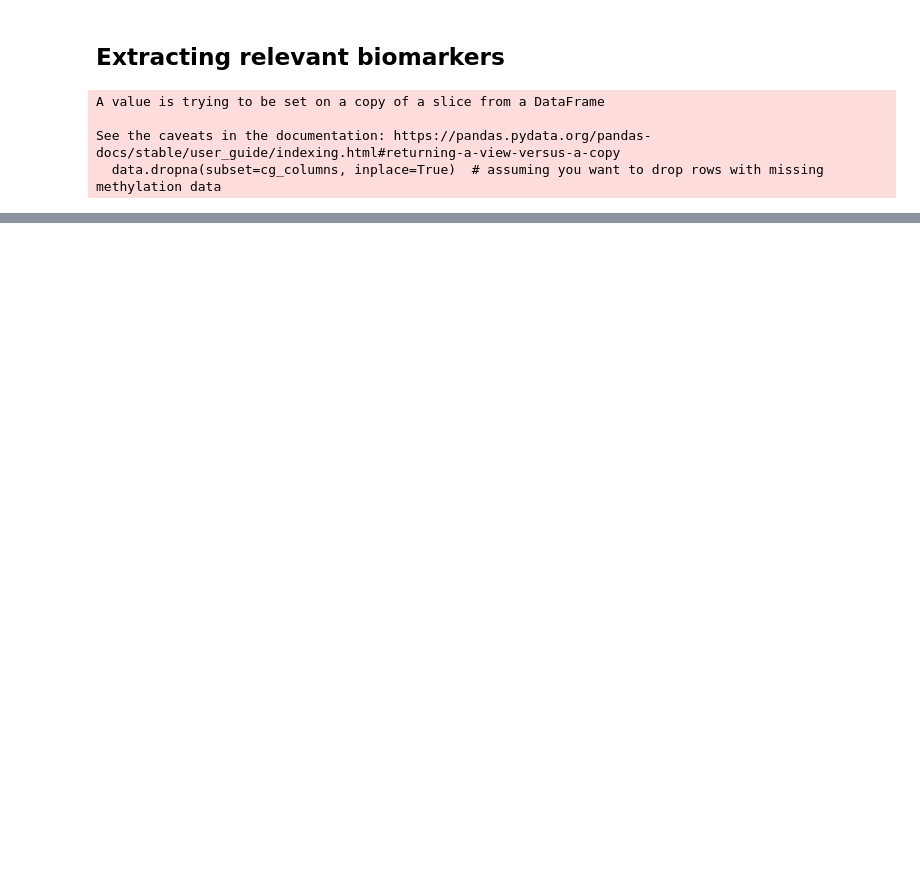
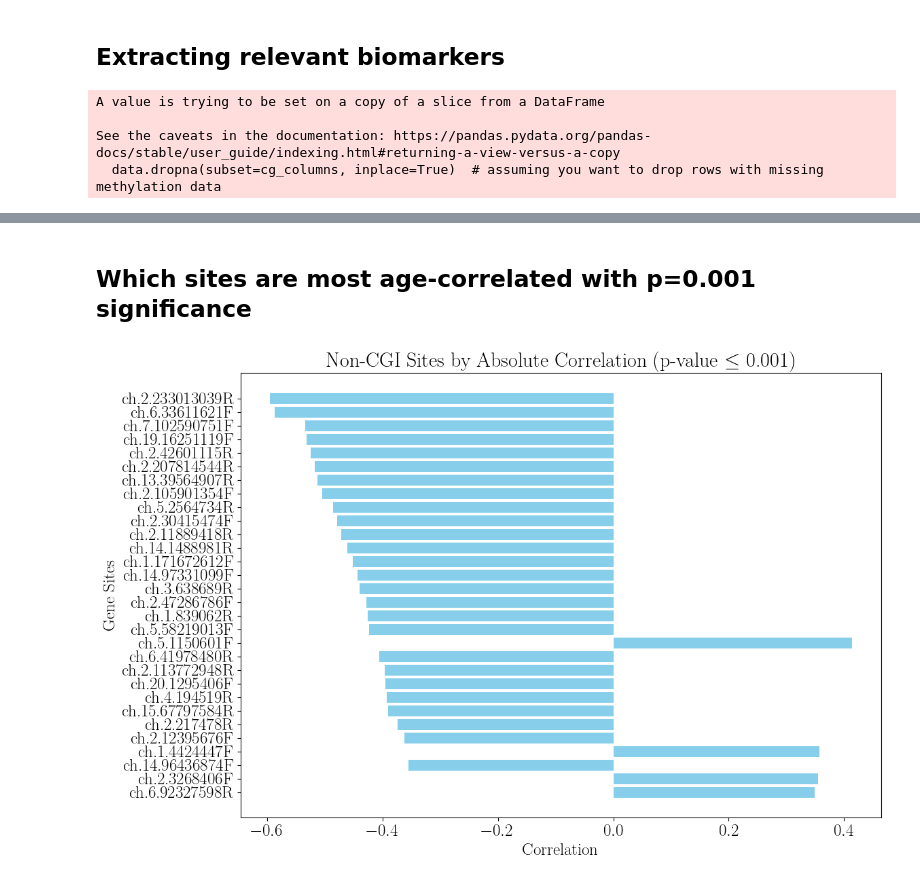
Before and after one commit to AmroAbdrabo/project-fasting-on-aging, a Jupyter notebook: exploratory_analysis.ipynb, the cells around one changed output, grey strips where cells are left out. Cells and saved outputs as stored; diff of their text form; code cells hidden in the pictures; blank space fills up the shorter version.

```diff
--- a/exploratory_analysis.ipynb
+++ b/exploratory_analysis.ipynb
@@ -220,0 +272,22 @@ plt.show()
+# %% [markdown]
+## Which sites are most age-correlated with p=0.001 significance
+# %%
+def plot_top_correlations( ch_gkm_corrs, cg_gkm_pvalues, type, age, limit = 30, significance = 0.001):
+    filtered_sites = {site: ch_gkm_corrs[site] for site in ch_gkm_corrs if cg_gkm_pvalues[site] <= significance}
+    sorted_sites = sorted(filtered_sites.items(), key=lambda item: abs(item[1]), reverse=True)
+    top_30_sites = sorted_sites[:limit]
+    sites, corrs = zip(*top_30_sites)
+    plt.figure(figsize=(12, 8))
+    plt.barh(sites, corrs, color='skyblue')
+    plt.xlabel('Correlation')
+    plt.ylabel('Gene Sites')
+    plt.title(rf'{type} Sites by Absolute Correlation (p-value $\leq$ 0.001)')
+    plt.gca().invert_yaxis()  # Highest correlations on top
+    plt.tight_layout()
+    plt.savefig(f"{type}_{age}_top_{str(limit)}.jpg")
+    plt.show()
+    return sites
+# %%
+ch_sites_gkm = plot_top_correlations(ch_gkm_corrs, ch_gkm_pvalues, "Non-CGI", "GKM")
+# %% [output]
+[figure, added]
```
Also changed, not shown: parts of 26 cells of this notebook, 25 other files.
